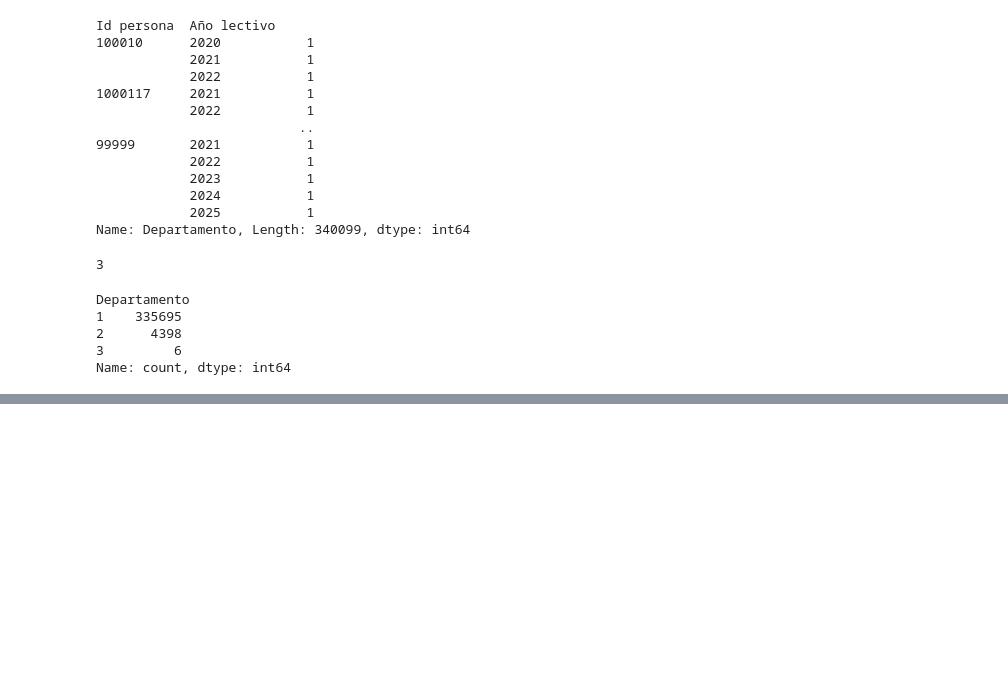
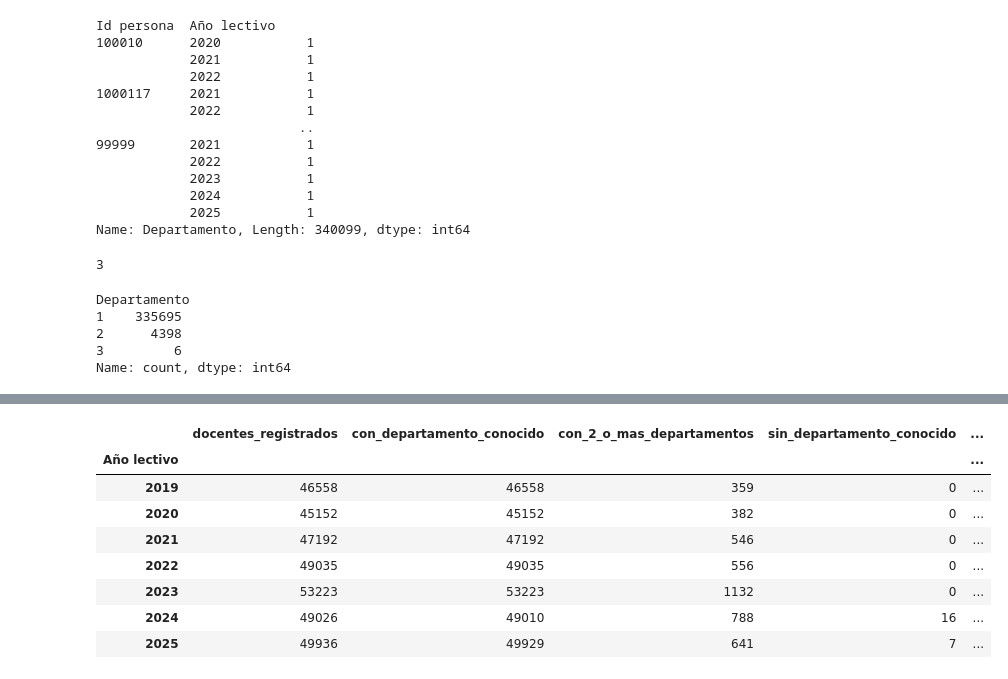
Before and after one commit to Albertmestre1256/Analisis-de-metricas-Ceibal, a Jupyter notebook: Proyecto/Etapa II - Exploración primaria + Limpieza/EDA - Docentes.ipynb, the cells around one changed output, grey strips where cells are left out. Cells and saved outputs as stored; diff of their text form; code cells hidden in the pictures; blank space fills up the shorter version.

```diff
--- a/Proyecto/Etapa II - Exploración primaria + Limpieza/EDA - Docentes.ipynb
+++ b/Proyecto/Etapa II - Exploración primaria + Limpieza/EDA - Docentes.ipynb
@@ -777,0 +852,24 @@ La cantidad de docentes que trabajaron entre el 2019 y el 2025 en más de un dep
+# %%
+con_depto_por_year = df_con_depto.groupby(YEAR)[ID].nunique()
+tabla_anual = pd.DataFrame({
+    "docentes_registrados": docentes_por_year,
+    "con_departamento_conocido": con_depto_por_year,
+    "con_2_o_mas_departamentos": por_year,
+}).fillna(0).astype(int)
+tabla_anual["sin_departamento_conocido"] = tabla_anual["docentes_registrados"] - tabla_anual["con_departamento_conocido"]
+tabla_anual["porcentaje_sobre_total"] = tabla_anual["con_2_o_mas_departamentos"] / tabla_anual["docentes_registrados"] * 100
+tabla_anual["porcentaje_sobre_conocidos"] = tabla_anual["con_2_o_mas_departamentos"] / tabla_anual["con_departamento_conocido"] * 100
+assert tabla_anual["con_2_o_mas_departamentos"].sum() == len(revision6)
+assert tabla_anual["sin_departamento_conocido"].sum() == 23
+guardar_tabla(tabla_anual, SALIDAS, "departamentos_por_anio")
+display(tabla_anual.round(4))
+# %% [output]
+|  | docentes_registrados | con_departamento_conocido | con_2_o_mas_departamentos | sin_departamento_conocido | ... |
+| Año lectivo |  |  |  |  | ... |
+| 2019 | 46558 | 46558 | 359 | 0 | ... |
+| 2020 | 45152 | 45152 | 382 | 0 | ... |
+| 2021 | 47192 | 47192 | 546 | 0 | ... |
+| 2022 | 49035 | 49035 | 556 | 0 | ... |
+| 2023 | 53223 | 53223 | 1132 | 0 | ... |
+| 2024 | 49026 | 49010 | 788 | 16 | ... |
+| 2025 | 49936 | 49929 | 641 | 7 | ... |
```
Also changed, not shown: parts of 36 cells of this notebook, 40 other files.
